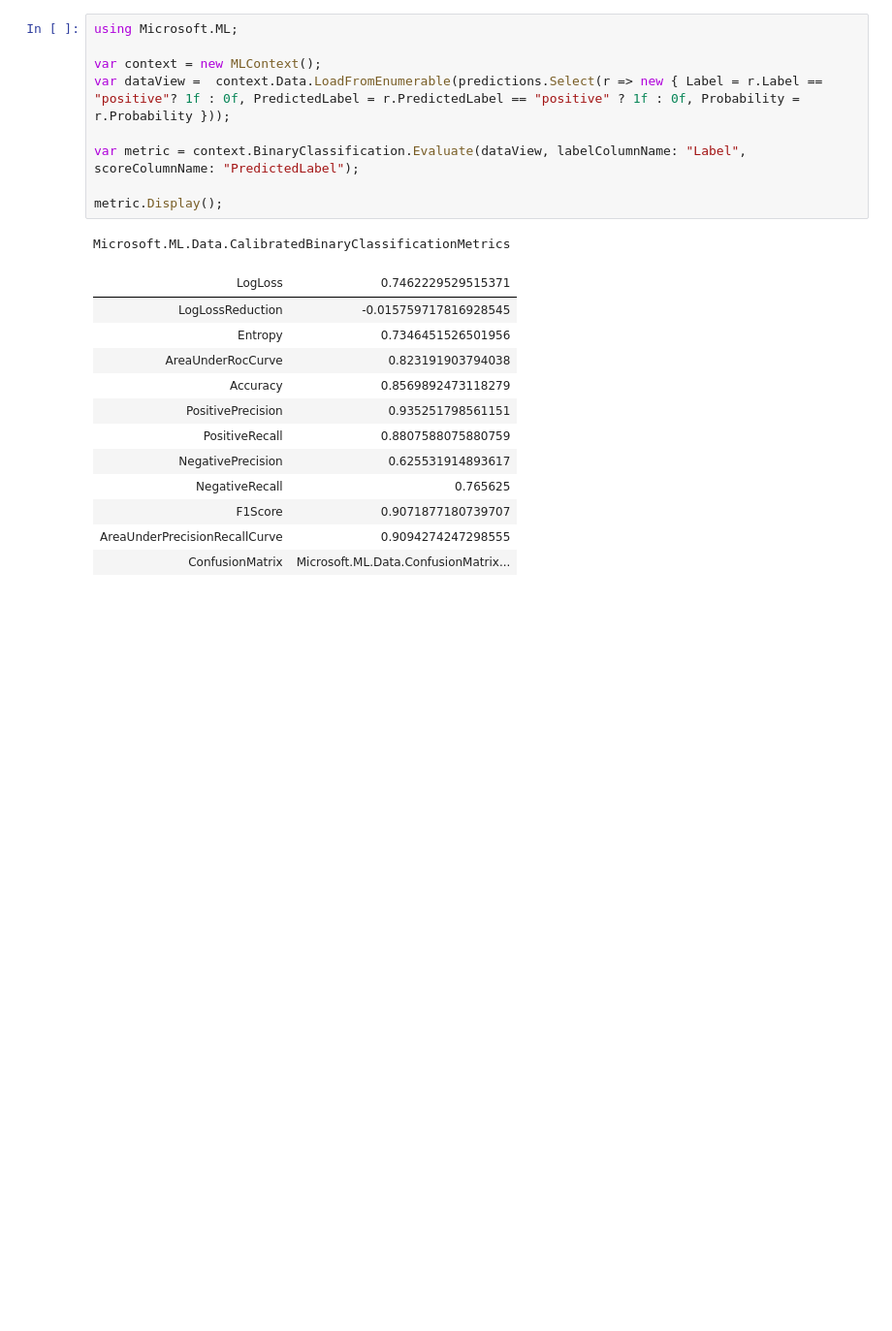
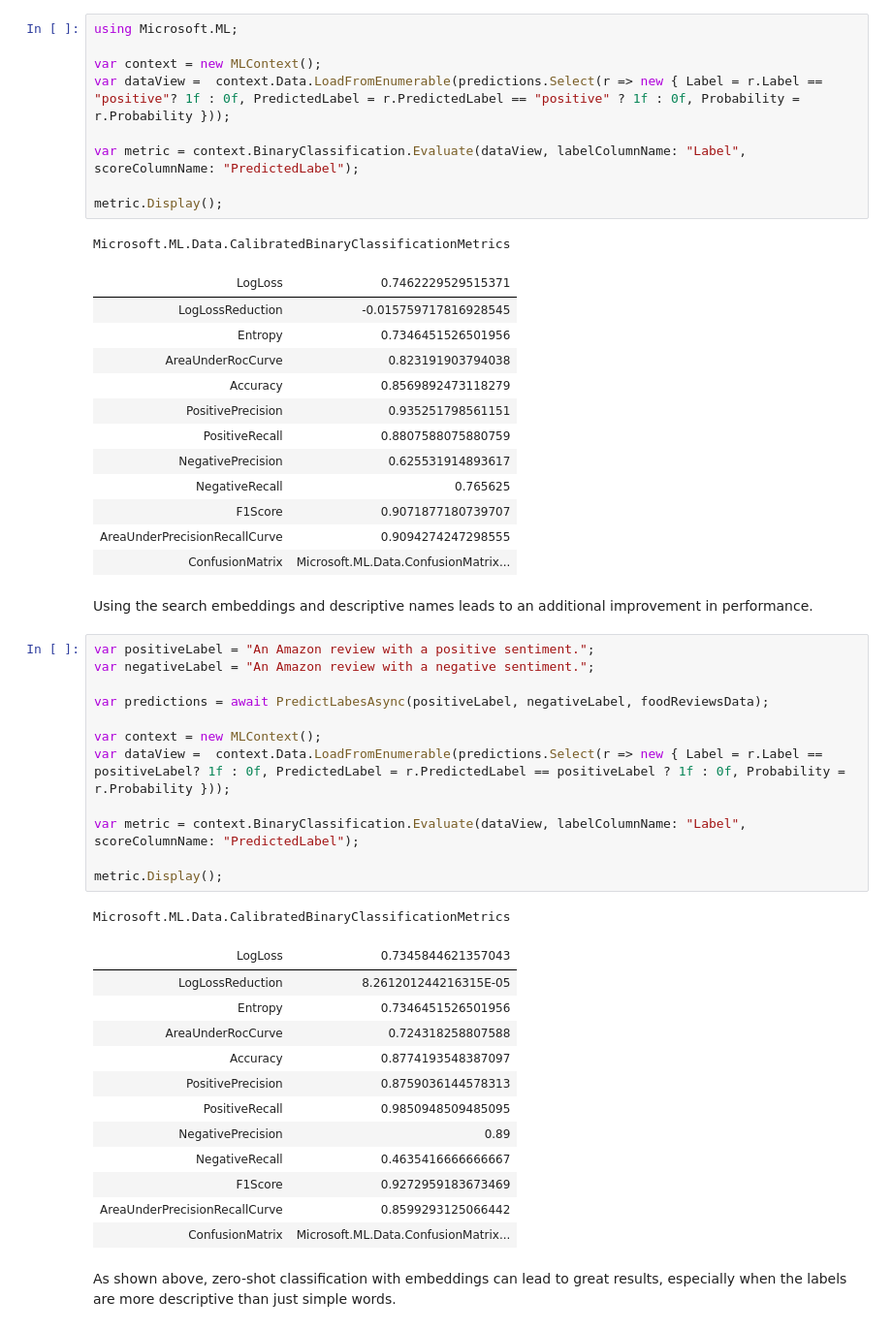
Before and after one commit to Azure-Samples/openai, a Jupyter notebook: Basic_Samples/Embeddings/dotnet/csharp/Zero-shot_classification_with_embeddings.ipynb, the cells around one changed output. Shown at 97% size. Drawn from its saved outputs; the diff is of its cells as text; blank space fills up the shorter version.

Commit message:
make zero shot parametrized

```diff
--- a/Basic_Samples/Embeddings/dotnet/csharp/Zero-shot_classification_with_embeddings.ipynb
+++ b/Basic_Samples/Embeddings/dotnet/csharp/Zero-shot_classification_with_embeddings.ipynb
@@ -125,3 +129,33 @@ Microsoft.ML.Data.CalibratedBinaryClassificationMetrics
 | F1Score | 0.9071877180739707 |
 | AreaUnderPrecisionRecallCurve | 0.9094274247298555 |
 | ConfusionMatrix | Microsoft.ML.Data.ConfusionMatrix... |
+# %% [markdown]
+Using the search embeddings and descriptive names leads to an additional improvement in performance.
+# %%
+var positiveLabel = "An Amazon review with a positive sentiment.";
+var negativeLabel = "An Amazon review with a negative sentiment.";
+
+var predictions = await PredictLabesAsync(positiveLabel, negativeLabel, foodReviewsData);
+
+var context = new MLContext();
+var dataView =  context.Data.LoadFromEnumerable(predictions.Select(r => new { Label = r.Label == positiveLabel? 1f : 0f, PredictedLabel = r.PredictedLabel == positiveLabel ? 1f : 0f, Probability = r.Probability }));
+
+var metric = context.BinaryClassification.Evaluate(dataView, labelColumnName: "Label", scoreColumnName: "PredictedLabel");
+
+metric.Display();
+# %% [output]
+Microsoft.ML.Data.CalibratedBinaryClassificationMetrics
+| LogLoss | 0.7345844621357043 |
+| LogLossReduction | 8.261201244216315E-05 |
+| Entropy | 0.7346451526501956 |
+| AreaUnderRocCurve | 0.724318258807588 |
+| Accuracy | 0.8774193548387097 |
+| PositivePrecision | 0.8759036144578313 |
+| PositiveRecall | 0.9850948509485095 |
+| NegativePrecision | 0.89 |
+| NegativeRecall | 0.4635416666666667 |
+| F1Score | 0.9272959183673469 |
+| AreaUnderPrecisionRecallCurve | 0.8599293125066442 |
+| ConfusionMatrix | Microsoft.ML.Data.ConfusionMatrix... |
+# %% [markdown]
+As shown above, zero-shot classification with embeddings can lead to great results, especially when the labels are more descriptive than just simple words.
```
Also changed, not shown: parts of 4 cells of this notebook.
